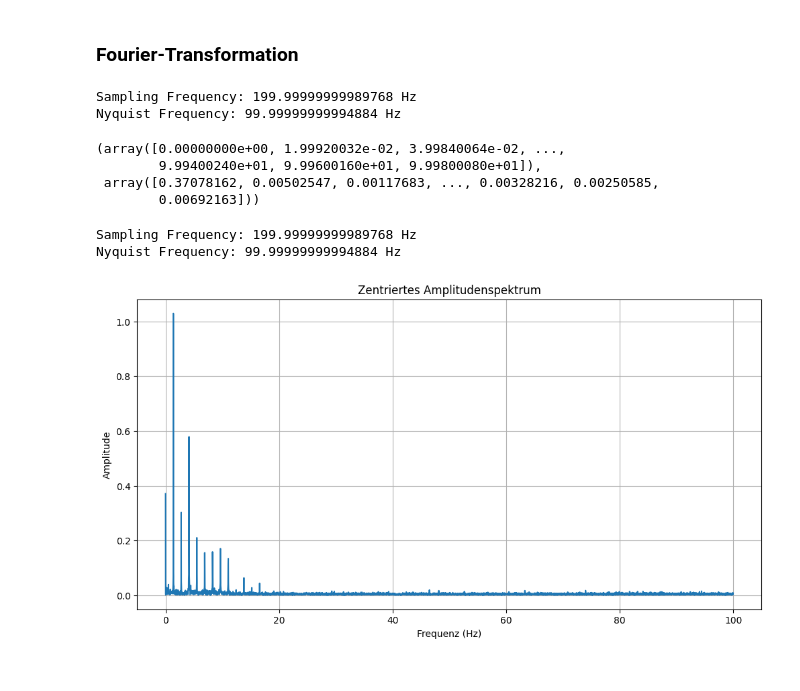
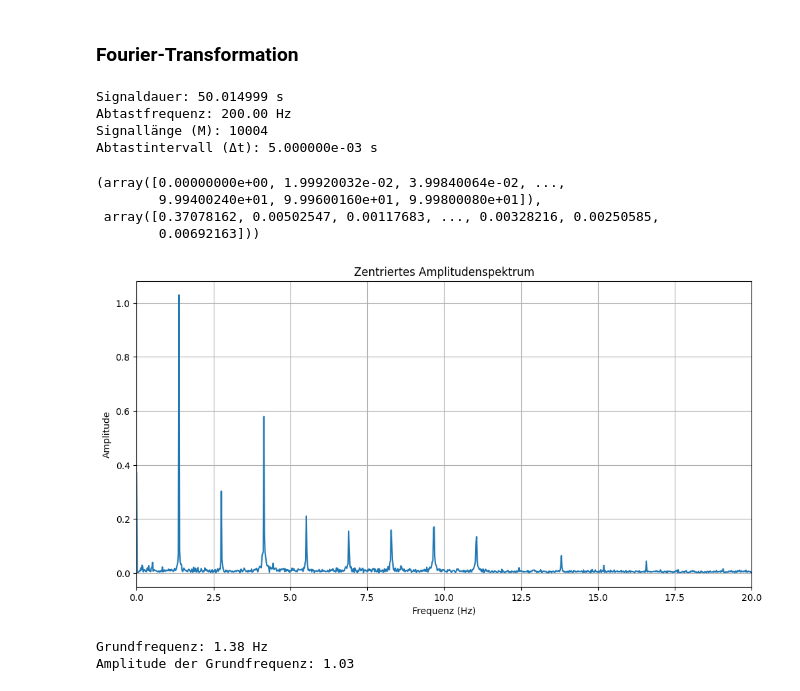
Before and after one commit to MomdAli/Angewandte-Informatik, a Jupyter notebook: content/Studium/Semester 3/SSS/Versuch 3/versuch-3.ipynb, the cells around one changed output. Drawn from its saved outputs; the diff is of its cells as text; code cells hidden in the pictures.

```diff
--- a/content/Studium/Semester 3/SSS/Versuch 3/versuch-3.ipynb
+++ b/content/Studium/Semester 3/SSS/Versuch 3/versuch-3.ipynb
@@ -47,6 +47,22 @@ plot_data(read_csv_file("Messung-normal.csv"))
 [figure]
 # %% [markdown]
 ### Fourier-Transformation
+# %%
+time_data = read_csv_file("Messung-normal.csv")["zeit"]
+signal_duration = time_data.iloc[-1] - time_data.iloc[0]  # Signaldauer
+sampling_frequency = 1 / np.mean(np.diff(time_data))  # Abtastfrequenz
+num_samples = len(time_data)  # Anzahl der Abtastpunkte
+sampling_interval = np.mean(np.diff(time_data))  # Abtastintervall
+
+print(f"Signaldauer: {signal_duration:.6f} s")
+print(f"Abtastfrequenz: {sampling_frequency:.2f} Hz")
+print(f"Signallänge (M): {num_samples}")
+print(f"Abtastintervall (Δt): {sampling_interval:.6e} s")
+# %% [output]
+Signaldauer: 50.014999 s
+Abtastfrequenz: 200.00 Hz
+Signallänge (M): 10004
+Abtastintervall (Δt): 5.000000e-03 s
 # %%
 def fourier_transform(data):
     # Berechnung der Fourier-Koeffizienten
@@ -59,34 +75,37 @@ def fourier_transform(data):
     amplitude_spectrum = np.abs(np.fft.fft(signal)) / M
     freq = np.fft.fftfreq(M, d=delta_t)[:M // 2]
 
-    sampling_freq = 1 / delta_t
-    print(f"Sampling Frequency: {sampling_freq} Hz")
-    print(f"Nyquist Frequency: {sampling_freq / 2} Hz")
-
     return freq, amplitude_spectrum[:M // 2]
 
 fourier_transform(read_csv_file("Messung-normal.csv"))
 # %% [output]
-Sampling Frequency: 199.99999999989768 Hz
-Nyquist Frequency: 99.99999999994884 Hz
+(array([0.00000000e+00, 1.99920032e-02, 3.99840064e-02, ...,
+        9.99400240e+01, 9.99600160e+01, 9.99800080e+01]),
+ array([0.37078162, 0.00502547, 0.00117683, ..., 0.00328216, 0.00250585,
+        0.00692163]))
-(array([0.00000000e+00, 1.99920032e-02, 3.99840064e-02, ...,
-        9.99400240e+01, 9.99600160e+01, 9.99800080e+01]),
- array([0.37078162, 0.00502547, 0.00117683, ..., 0.00328216, 0.00250585,
-        0.00692163]))
 # %%
 def plot_fft(freq, amplitude_spectrum):
     plt.figure(figsize=(12, 6))
     plt.plot(freq, amplitude_spectrum)
     plt.title("Zentriertes Amplitudenspektrum")
     plt.xlabel("Frequenz (Hz)")
     plt.ylabel("Amplitude")
+    plt.xlim(0, 20)
     plt.grid(True)
     plt.show()
 
 data = read_csv_file("Messung-normal.csv")
 freq, amplitude_spectrum = fourier_transform(data)
 plot_fft(freq, amplitude_spectrum)
 # %% [output]
-Sampling Frequency: 199.99999999989768 Hz
-Nyquist Frequency: 99.99999999994884 Hz
-[figure, old version]
+[figure, new version]
+# %%
+fundamental_freq_index = np.argmax(amplitude_spectrum[1:]) + 1
+fundamental_freq = freq[fundamental_freq_index]
+fundamental_amplitude = amplitude_spectrum[fundamental_freq_index]
+
+print(f"Grundfrequenz: {fundamental_freq:.2f} Hz")
+print(f"Amplitude der Grundfrequenz: {fundamental_amplitude:.2f}")
+# %% [output]
+Grundfrequenz: 1.38 Hz
+Amplitude der Grundfrequenz: 1.03
```
Also changed, not shown: parts of 11 cells of this notebook, 5 other files.
